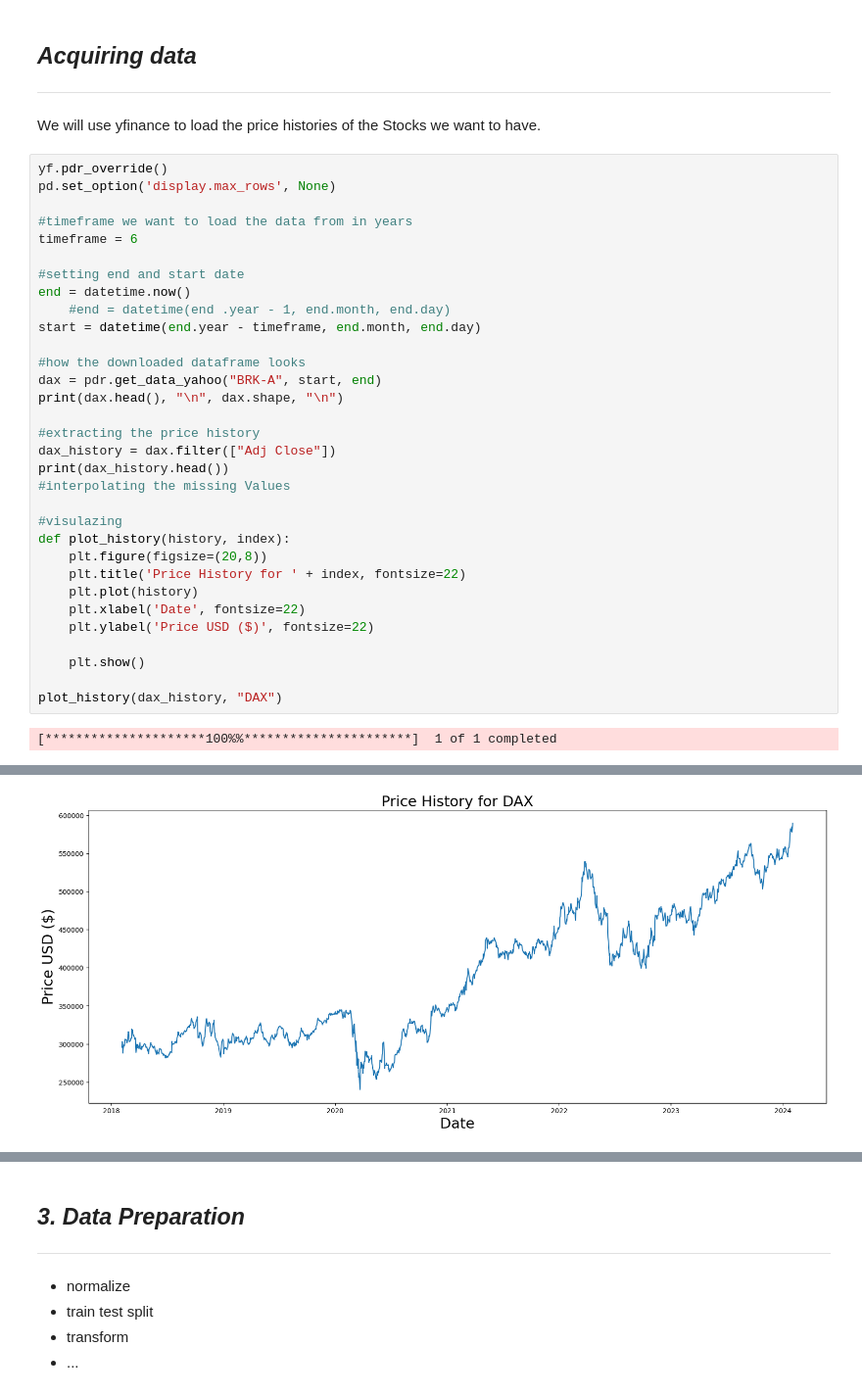
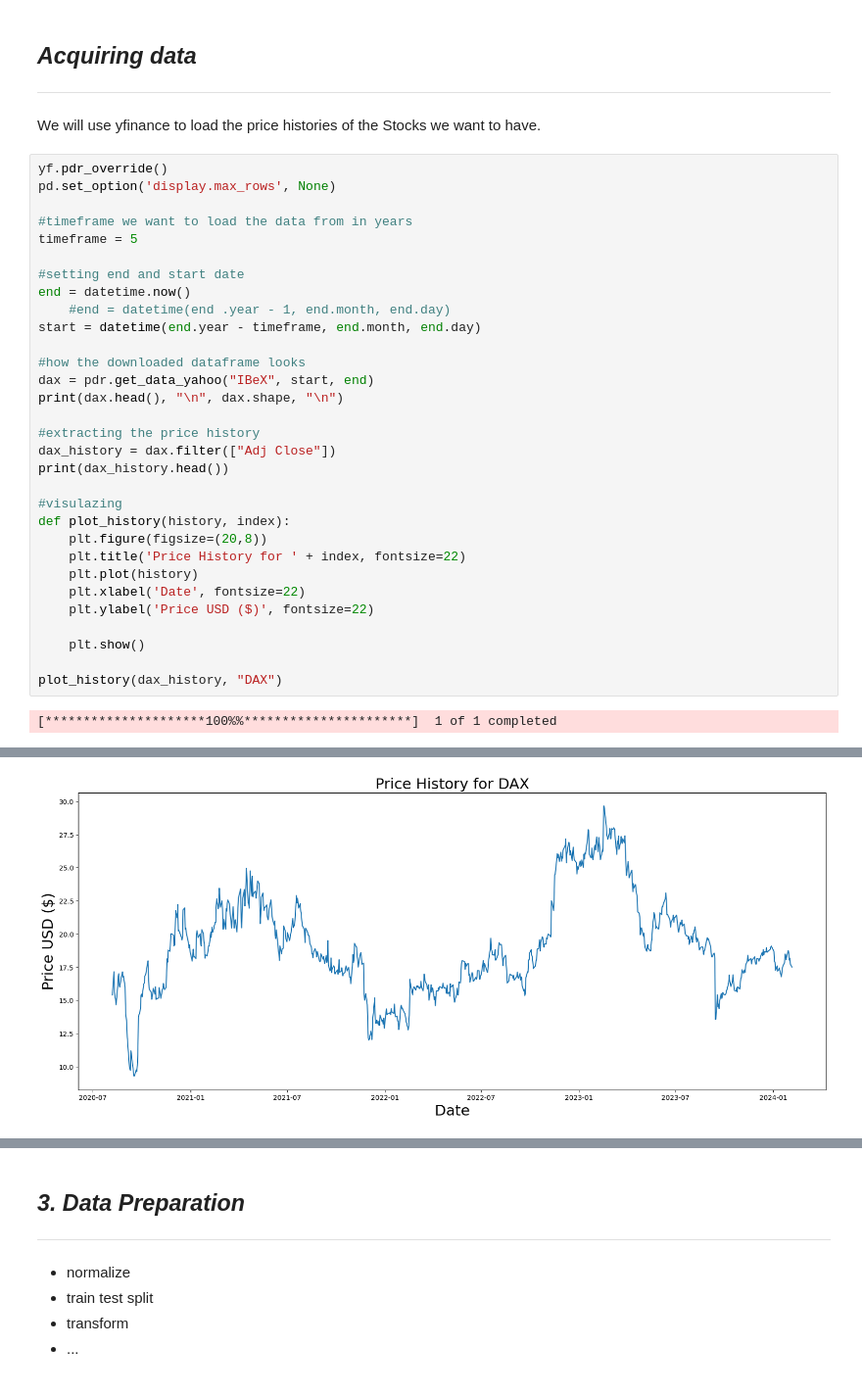
Before and after one commit to hpfref/Financial-Forecasting, a Jupyter notebook: notebook.ipynb, the cells around one changed output, grey strips where cells are left out. Shown at 98% size. Saved outputs shown, nothing was run; the diff lists cells and outputs as text.

```diff
--- a/notebook.ipynb
+++ b/notebook.ipynb
@@ -47,7 +45,7 @@ yf.pdr_override()
 pd.set_option('display.max_rows', None)
 
 #timeframe we want to load the data from in years
-timeframe = 6
+timeframe = 5
 
 #setting end and start date
 end = datetime.now()
@@ -55,13 +53,12 @@ end = datetime.now()
 start = datetime(end.year - timeframe, end.month, end.day)
 
 #how the downloaded dataframe looks
-dax = pdr.get_data_yahoo("BRK-A", start, end)
+dax = pdr.get_data_yahoo("IBeX", start, end)
 print(dax.head(), "\n", dax.shape, "\n")
 
 #extracting the price history
 dax_history = dax.filter(["Adj Close"])
 print(dax_history.head())
-#interpolating the missing Values
 
 #visulazing
 def plot_history(history, index):
@@ -95 +92 @@ Date
-[figure, old version]
+[figure, new version]
```
Also changed, not shown: parts of 12 cells of this notebook.
